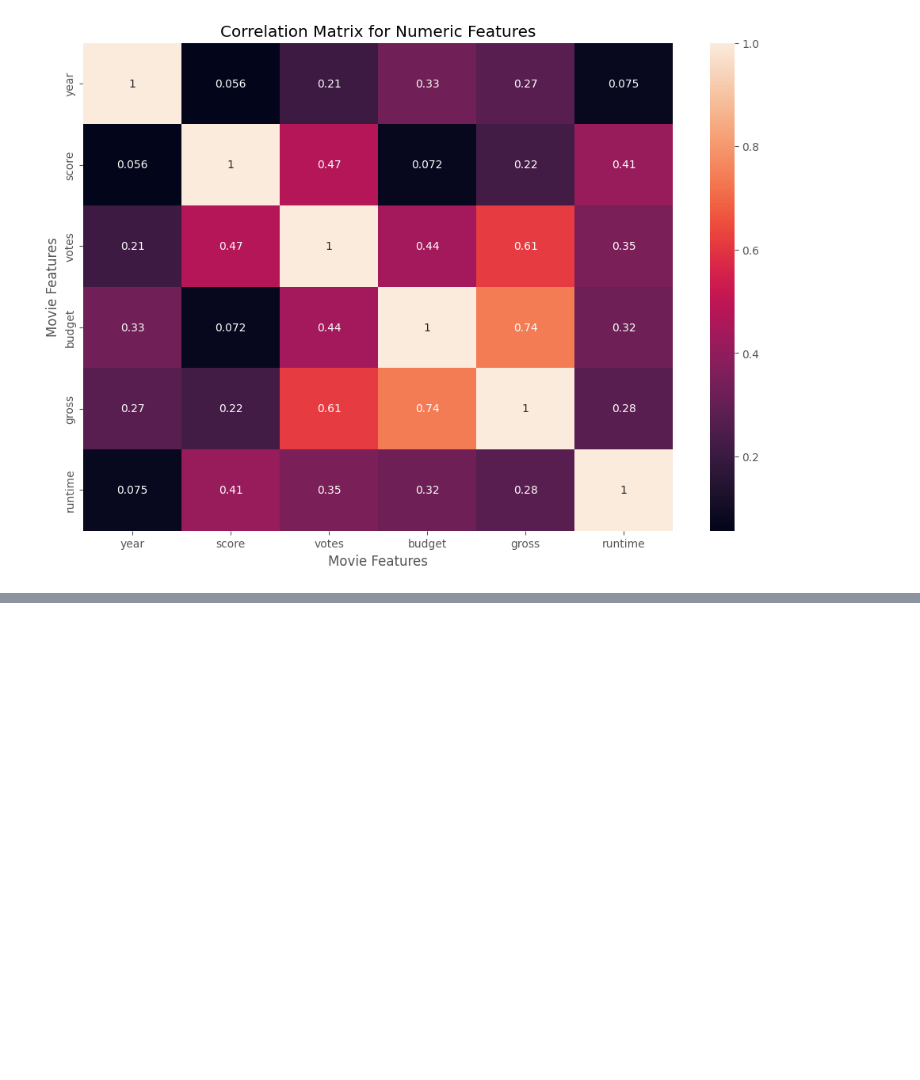
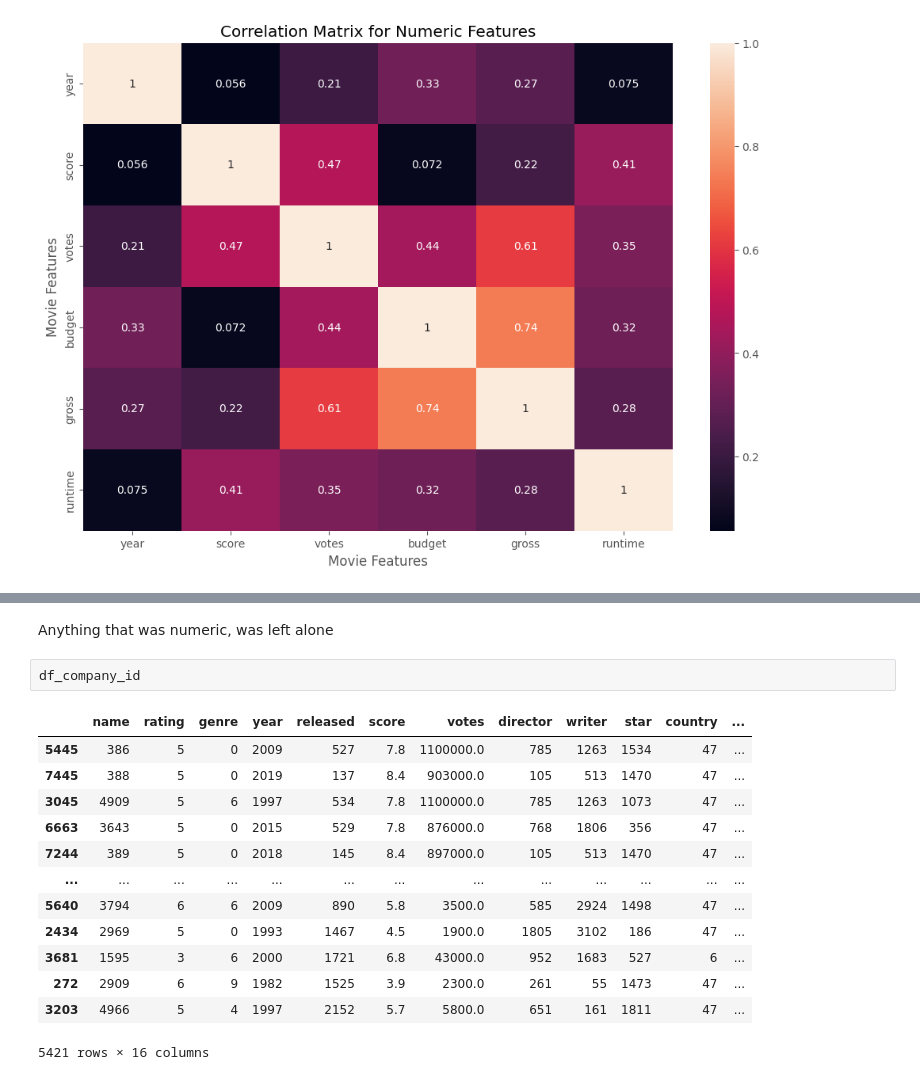
Before and after one commit to veroanalytic/movie-industry-analysis, a Jupyter notebook: Movie Industry Analysis.ipynb, the cells around one changed output, grey strips where cells are left out. Cells and saved outputs as stored; diff of their text form; blank space fills up the shorter version.

```diff
--- a/Movie Industry Analysis.ipynb
+++ b/Movie Industry Analysis.ipynb
@@ -289,0 +308,18 @@ Company
+# %% [markdown]
+Anything that was numeric, was left alone
+# %%
+df_company_id
+# %% [output]
+|  | name | rating | genre | year | released | score | votes | director | writer | star | country | ... |
+| 5445 | 386 | 5 | 0 | 2009 | 527 | 7.8 | 1100000.0 | 785 | 1263 | 1534 | 47 | ... |
+| 7445 | 388 | 5 | 0 | 2019 | 137 | 8.4 | 903000.0 | 105 | 513 | 1470 | 47 | ... |
+| 3045 | 4909 | 5 | 6 | 1997 | 534 | 7.8 | 1100000.0 | 785 | 1263 | 1073 | 47 | ... |
+| 6663 | 3643 | 5 | 0 | 2015 | 529 | 7.8 | 876000.0 | 768 | 1806 | 356 | 47 | ... |
+| 7244 | 389 | 5 | 0 | 2018 | 145 | 8.4 | 897000.0 | 105 | 513 | 1470 | 47 | ... |
+| ... | ... | ... | ... | ... | ... | ... | ... | ... | ... | ... | ... | ... |
+| 5640 | 3794 | 6 | 6 | 2009 | 890 | 5.8 | 3500.0 | 585 | 2924 | 1498 | 47 | ... |
+| 2434 | 2969 | 5 | 0 | 1993 | 1467 | 4.5 | 1900.0 | 1805 | 3102 | 186 | 47 | ... |
+| 3681 | 1595 | 3 | 6 | 2000 | 1721 | 6.8 | 43000.0 | 952 | 1683 | 527 | 6 | ... |
+| 272 | 2909 | 6 | 9 | 1982 | 1525 | 3.9 | 2300.0 | 261 | 55 | 1473 | 47 | ... |
+| 3203 | 4966 | 5 | 4 | 1997 | 2152 | 5.7 | 5800.0 | 651 | 161 | 1811 | 47 | ... |
+5421 rows × 16 columns
```
Also changed, not shown: parts of 16 cells of this notebook.
